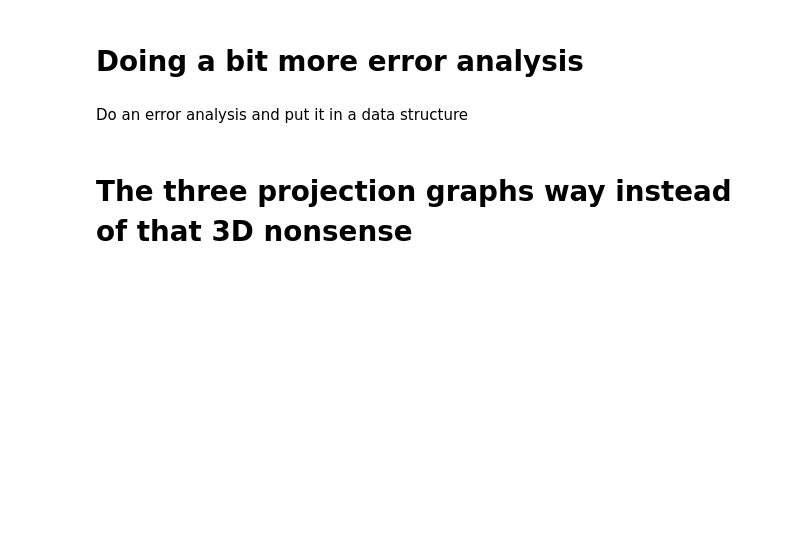
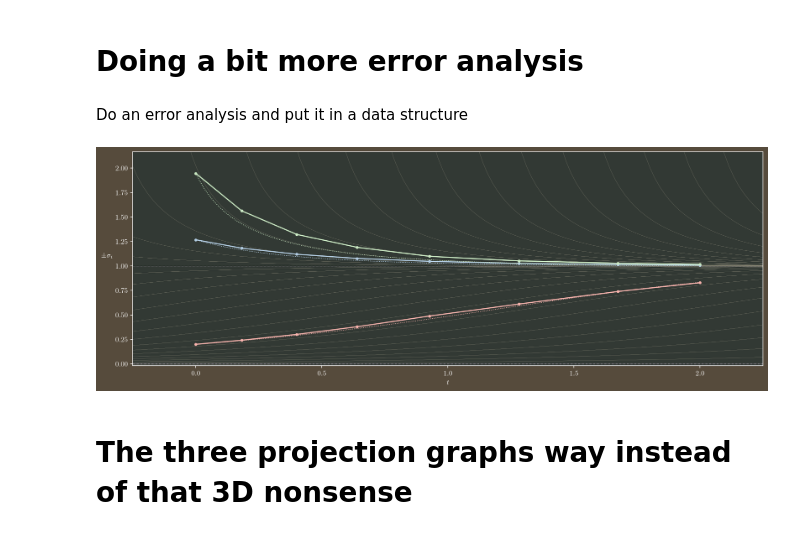
Before and after one commit to 3257077517-collab/Team17, a Jupyter notebook: report/notes.ipynb, the cells around one changed output. Drawn from its saved outputs; the diff is of its cells as text; code cells hidden in the pictures; blank space fills up the shorter version.

Commit message:
hacked impl euler in there

```diff
--- a/report/notes.ipynb
+++ b/report/notes.ipynb
@@ -191,10 +199,12 @@ error_analyses = {
 # %%
 make_polygon_fig(
     ivp_spec,
-    naive_rk11_error_analysis_result.solns[0],
+    imp_euler_error_analysis_result.solns[0],
     figsize=plt.figaspect(415 / 1216),
 )
 plt.show()
+# %% [output]
+[figure, added]
 # %% [markdown]
 # The three projection graphs way instead of that 3D nonsense
 # %% [markdown]
```
Also changed, not shown: parts of 9 cells of this notebook, 3 other files.
